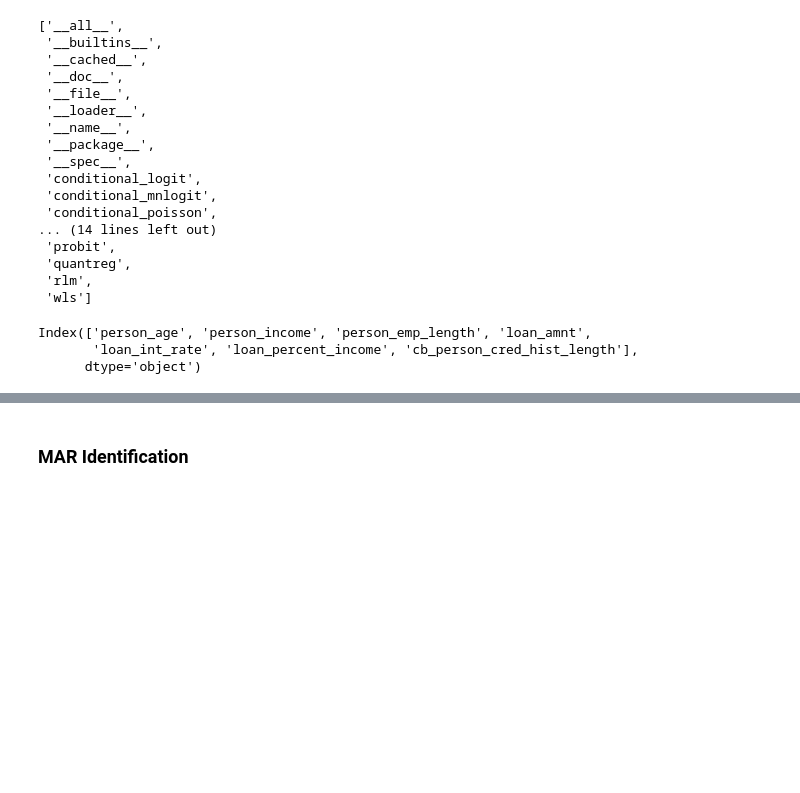
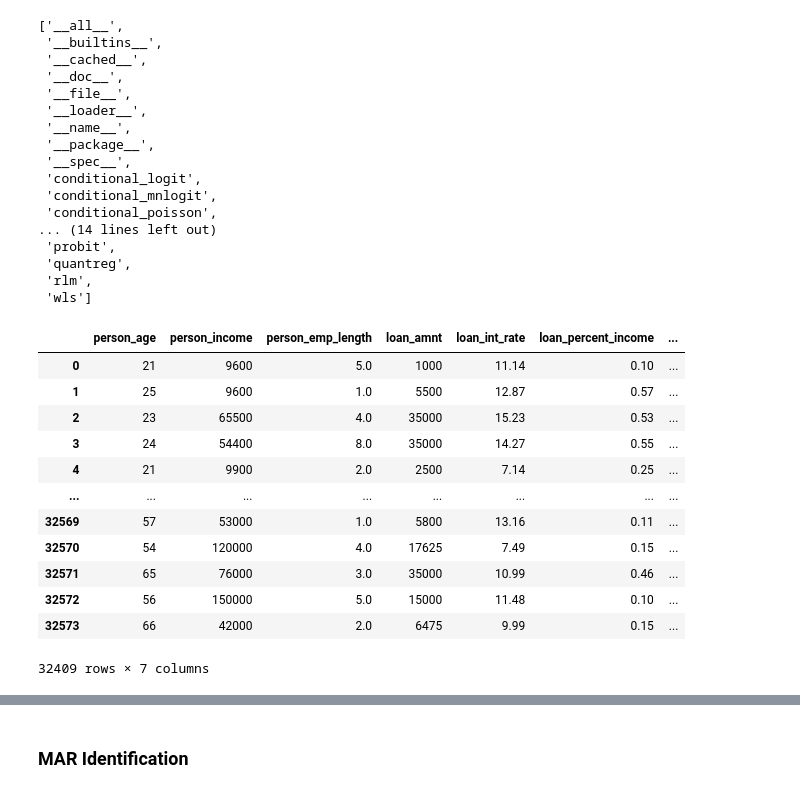
Before and after one commit to BillyBrothers/credit-risk-modeling, a Jupyter notebook: notebooks/preprocessing.ipynb, the cells around one changed output, grey strips where cells are left out. Cells and saved outputs as stored; diff of their text form; code cells hidden in the pictures; blank space fills up the shorter version.

```diff
--- a/notebooks/preprocessing.ipynb
+++ b/notebooks/preprocessing.ipynb
@@ -263,12 +261,22 @@ credit_risk_dataset['pel_missing'] = credit_risk_dataset['pel_missing'].astype(i
 # %%
 credit_risk_dataset["lir_missing"] = credit_risk_dataset["lir_missing"].astype(int)
 # %%
-pred_df = credit_risk_dataset.select_dtypes(include=['int64', 'float64', 'int32']).drop(labels=['pel_missing', 'lir_missing'], axis=1).columns
+pred_df = credit_risk_dataset.select_dtypes(include=['int64', 'float64', 'int32']).drop(labels=['pel_missing', 'lir_missing'], axis=1)
 pred_df
 # %% [output]
+|  | person_age | person_income | person_emp_length | loan_amnt | loan_int_rate | loan_percent_income | ... |
+| 0 | 21 | 9600 | 5.0 | 1000 | 11.14 | 0.10 | ... |
+| 1 | 25 | 9600 | 1.0 | 5500 | 12.87 | 0.57 | ... |
+| 2 | 23 | 65500 | 4.0 | 35000 | 15.23 | 0.53 | ... |
+| 3 | 24 | 54400 | 8.0 | 35000 | 14.27 | 0.55 | ... |
+| 4 | 21 | 9900 | 2.0 | 2500 | 7.14 | 0.25 | ... |
+| ... | ... | ... | ... | ... | ... | ... | ... |
+| 32569 | 57 | 53000 | 1.0 | 5800 | 13.16 | 0.11 | ... |
+| 32570 | 54 | 120000 | 4.0 | 17625 | 7.49 | 0.15 | ... |
+| 32571 | 65 | 76000 | 3.0 | 35000 | 10.99 | 0.46 | ... |
+| 32572 | 56 | 150000 | 5.0 | 15000 | 11.48 | 0.10 | ... |
+| 32573 | 66 | 42000 | 2.0 | 6475 | 9.99 | 0.15 | ... |
-Index(['person_age', 'person_income', 'person_emp_length', 'loan_amnt',
-       'loan_int_rate', 'loan_percent_income', 'cb_person_cred_hist_length'],
-      dtype='object')
+32409 rows × 7 columns
 # %%
 smf.logit(
     formula = "pel_missing ~ person_age + person_income + loan_amnt + loan_int_rate + loan_percent_income + cb_person_cred_hist_length",
```
Also changed, not shown: parts of 5 cells of this notebook.
